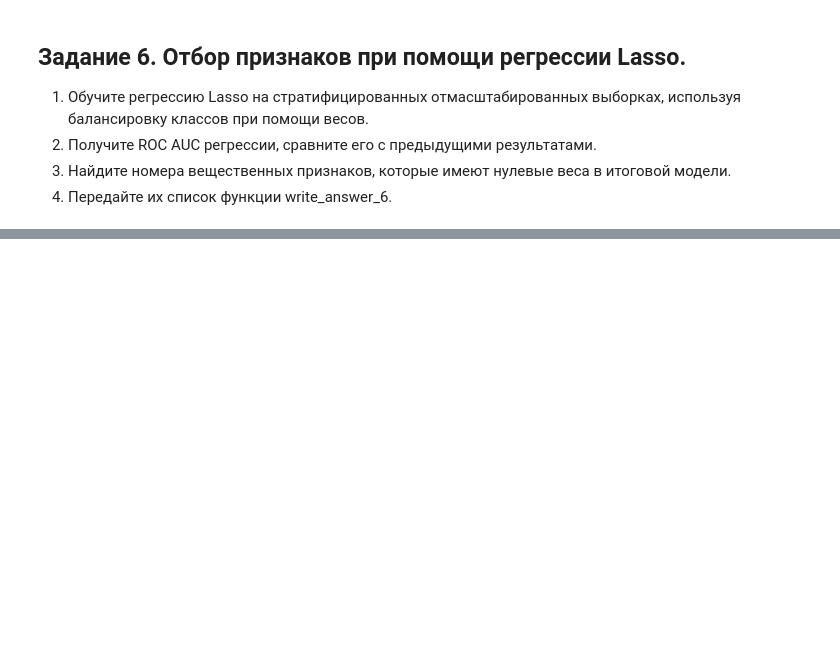
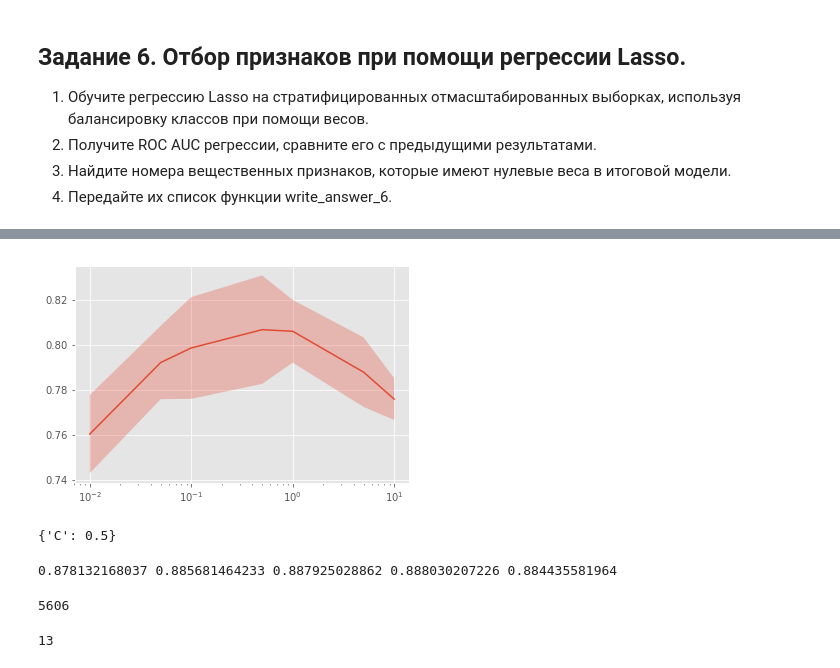
Before and after one commit to MacJei/coursera-cmp2, a Jupyter notebook: w3/Preprocessing_LR.ipynb, the cells around one changed output, grey strips where cells are left out. Cells and saved outputs as stored; diff of their text form; code cells hidden in the pictures; blank space fills up the shorter version.

```diff
--- a/w3/Preprocessing_LR.ipynb
+++ b/w3/Preprocessing_LR.ipynb
@@ -806,0 +881,13 @@ def write_answer_6(features):
+# %%
+# scale real data
+scaler_6 = StandardScaler()
+X_train_6_scaled = scaler_6.fit_transform(X_train_real_6)
+X_test_6_scaled = scaler_6.transform(X_test_real_6)
+# %%
+# join real and categorical data
+X_train_6 = np.hstack((X_train_6_scaled, X_train_cat_oh_6))
+X_test_6 = np.hstack((X_test_6_scaled, X_test_cat_oh_6))
+# %%
+# train model and search hyper param
+optimizer_6 = GridSearchCV(LogisticRegression(penalty='l1', class_weight='balanced'), param_grid, cv=cv)
+optimizer_6.fit(X_train_6, y_train_6)
@@ -806,0 +903,21 @@ def write_answer_6(features):
+# %%
+# draw graph
+plot_scores(optimizer_6)
+print optimizer_6.best_params_
+# %% [output]
+[figure, added]
+{'C': 0.5}
+# %%
+# calculate auc
+auc_6 = roc_auc_score(y_test_6, optimizer_6.predict_proba(X_test_6)[:,1])
+print auc_6, auc_5, auc, auc_balanced, auc_class_balanced
+# %% [output]
+0.878132168037 0.885681464233 0.887925028862 0.888030207226 0.884435581964
+# %%
+print len(optimizer_6.best_estimator_.coef_[0])
+# %% [output]
+5606
+# %%
+X_real_mean.shape[1]
+# %% [output]
+13
```
Also changed, not shown: parts of 28 cells of this notebook, 1 other file.
